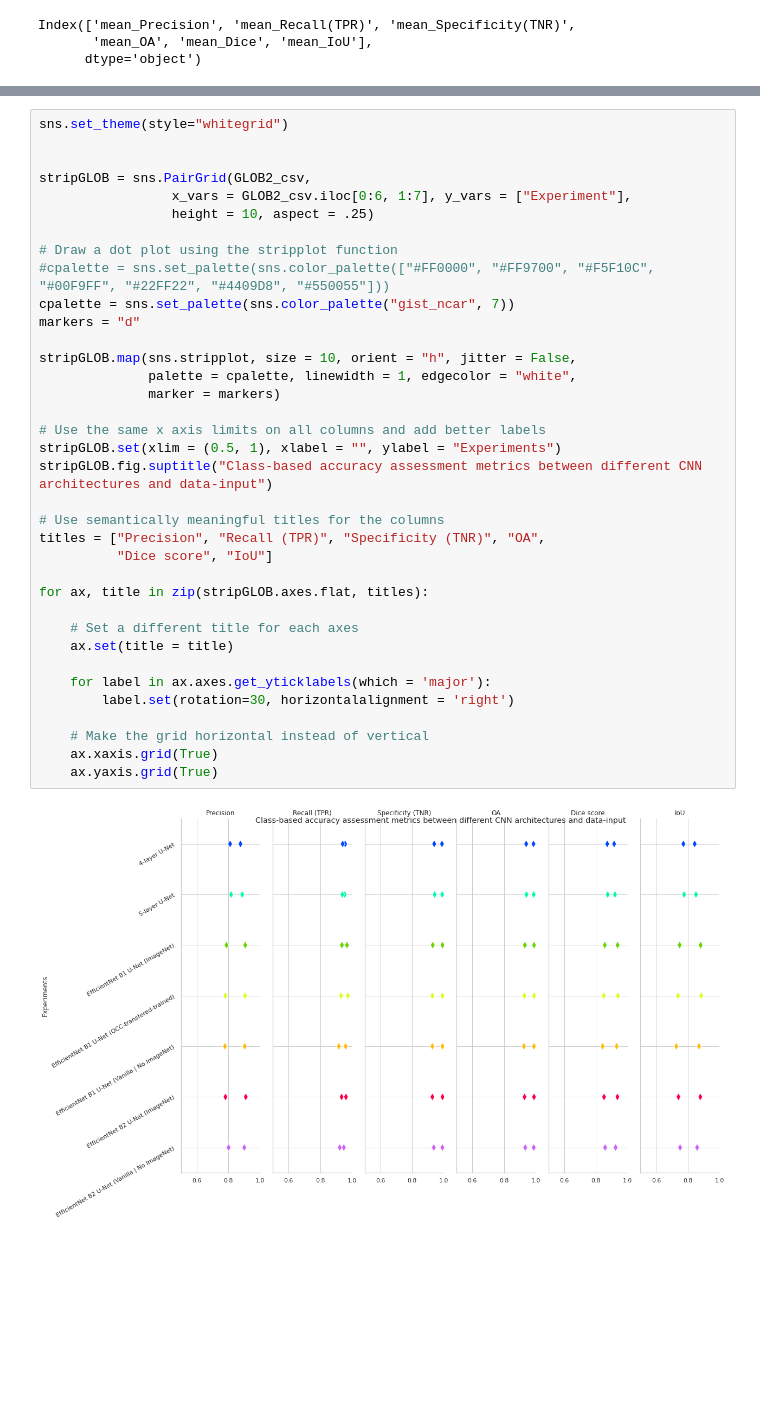
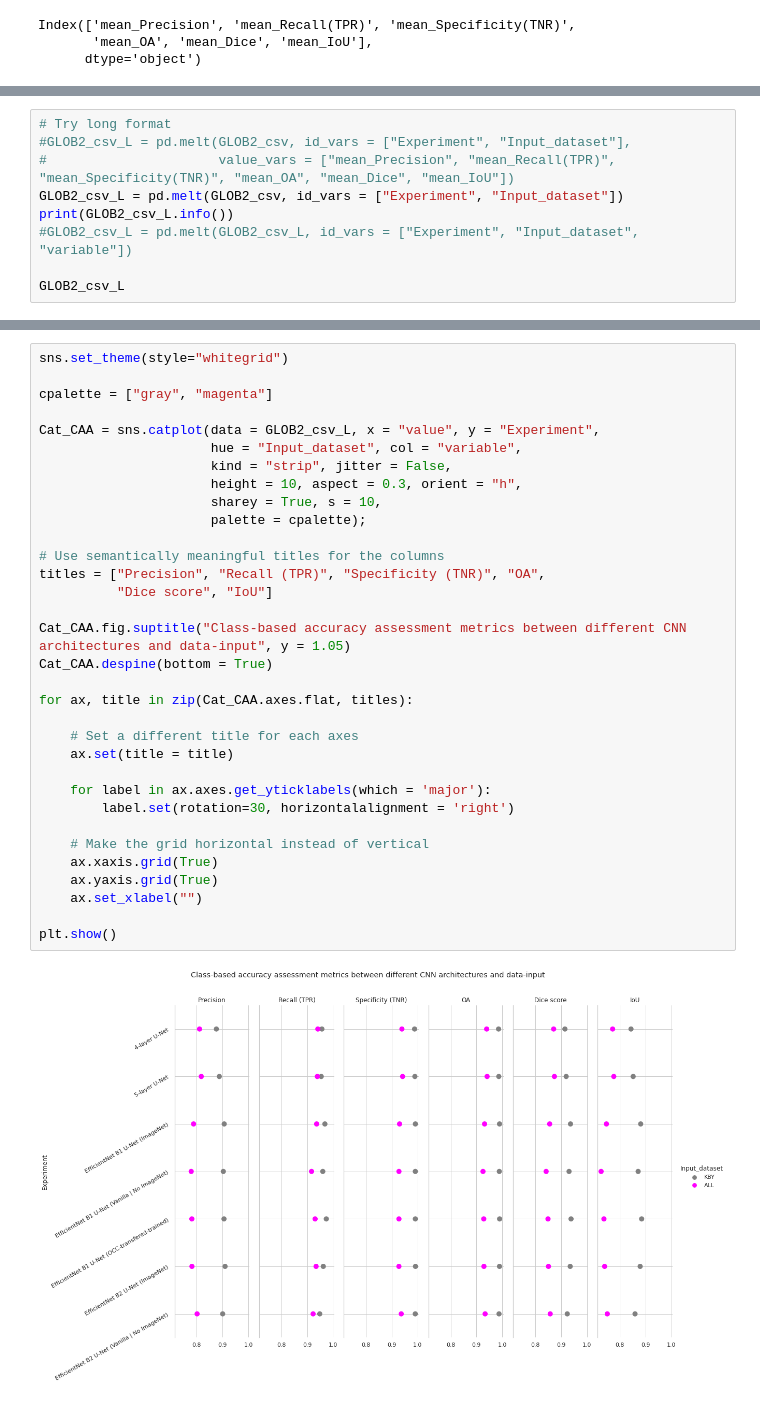
Before and after one commit to chrischank/HOTOSM_OAM_codeV2, a Jupyter notebook: EDA_BASEruns.ipynb, the cells around one changed output, grey strips where cells are left out. Cells and saved outputs as stored; diff of their text form; blank space fills up the shorter version.

Commit message:
Cat plot replace stripplot

```diff
--- a/EDA_BASEruns.ipynb
+++ b/EDA_BASEruns.ipynb
@@ -228,0 +120,9 @@ for ax, title in zip(stripALL.axes.flat, titles):
+# %%
+# Try long format
+#GLOB2_csv_L = pd.melt(GLOB2_csv, id_vars = ["Experiment", "Input_dataset"],
+#                      value_vars = ["mean_Precision", "mean_Recall(TPR)", "mean_Specificity(TNR)", "mean_OA", "mean_Dice", "mean_IoU"])
+GLOB2_csv_L = pd.melt(GLOB2_csv, id_vars = ["Experiment", "Input_dataset"])
+print(GLOB2_csv_L.info())
+#GLOB2_csv_L = pd.melt(GLOB2_csv_L, id_vars = ["Experiment", "Input_dataset", "variable"])
+
+GLOB2_csv_L
@@ -229,38 +155,35 @@ for ax, title in zip(stripALL.axes.flat, titles):
 # %%
 sns.set_theme(style="whitegrid")
 
+cpalette = ["gray", "magenta"]
 
-stripGLOB = sns.PairGrid(GLOB2_csv,
-                 x_vars = GLOB2_csv.iloc[0:6, 1:7], y_vars = ["Experiment"],
-                 height = 10, aspect = .25)
-
-# Draw a dot plot using the stripplot function
-#cpalette = sns.set_palette(sns.color_palette(["#FF0000", "#FF9700", "#F5F10C", "#00F9FF", "#22FF22", "#4409D8", "#550055"]))
-cpalette = sns.set_palette(sns.color_palette("gist_ncar", 7))
-markers = "d"
-
-stripGLOB.map(sns.stripplot, size = 10, orient = "h", jitter = False,
-              palette = cpalette, linewidth = 1, edgecolor = "white",
-              marker = markers)
-
-# Use the same x axis limits on all columns and add better labels
-stripGLOB.set(xlim = (0.5, 1), xlabel = "", ylabel = "Experiments")
-stripGLOB.fig.suptitle("Class-based accuracy assessment metrics between different CNN architectures and data-input")
+Cat_CAA = sns.catplot(data = GLOB2_csv_L, x = "value", y = "Experiment",
+                      hue = "Input_dataset", col = "variable",
+                      kind = "strip", jitter = False,
+                      height = 10, aspect = 0.3, orient = "h",
+                      sharey = True, s = 10,
+                      palette = cpalette);
 
 # Use semantically meaningful titles for the columns
 titles = ["Precision", "Recall (TPR)", "Specificity (TNR)", "OA",
           "Dice score", "IoU"]
 
-for ax, title in zip(stripGLOB.axes.flat, titles):
+Cat_CAA.fig.suptitle("Class-based accuracy assessment metrics between different CNN architectures and data-input", y = 1.05)
+Cat_CAA.despine(bottom = True)
+
+for ax, title in zip(Cat_CAA.axes.flat, titles):
 
     # Set a different title for each axes
     ax.set(title = title)
 
     for label in ax.axes.get_yticklabels(which = 'major'):
         label.set(rotation=30, horizontalalignment = 'right')
 
     # Make the grid horizontal instead of vertical
     ax.xaxis.grid(True)
     ax.yaxis.grid(True)
+    ax.set_xlabel("")
+
+plt.show()
 # %% [output]
-[figure, old version]
+[figure, new version]
```
Also changed, not shown: parts of 24 cells of this notebook, 4 other files.
